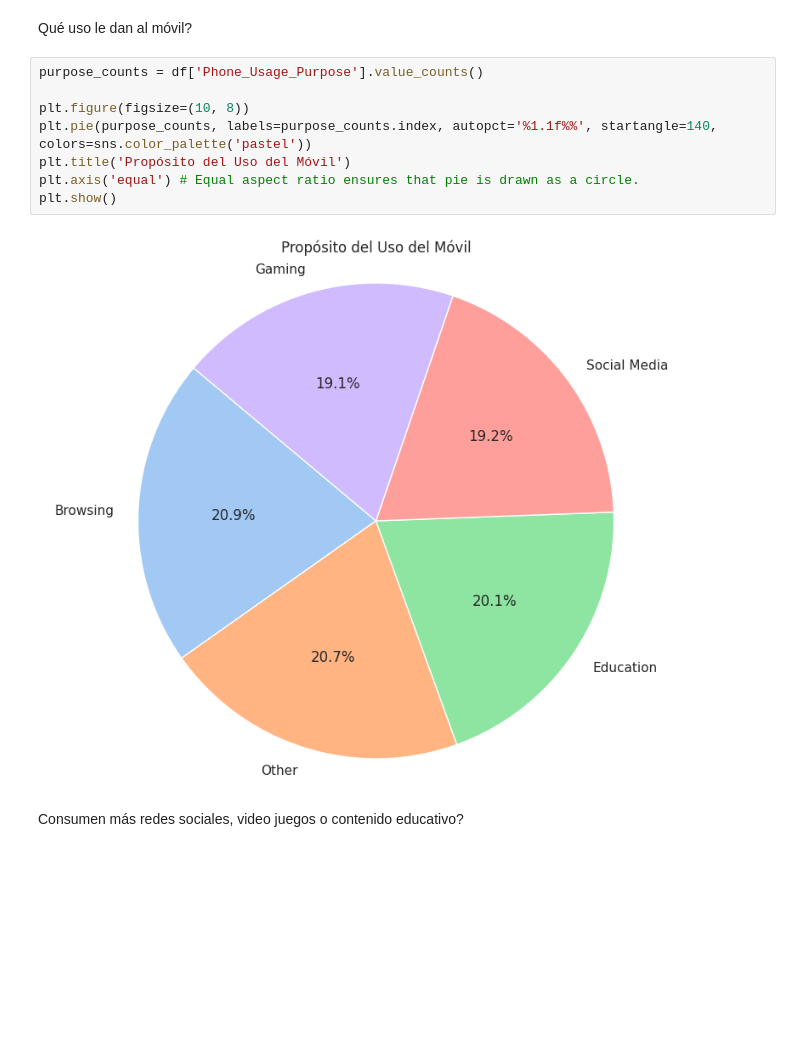
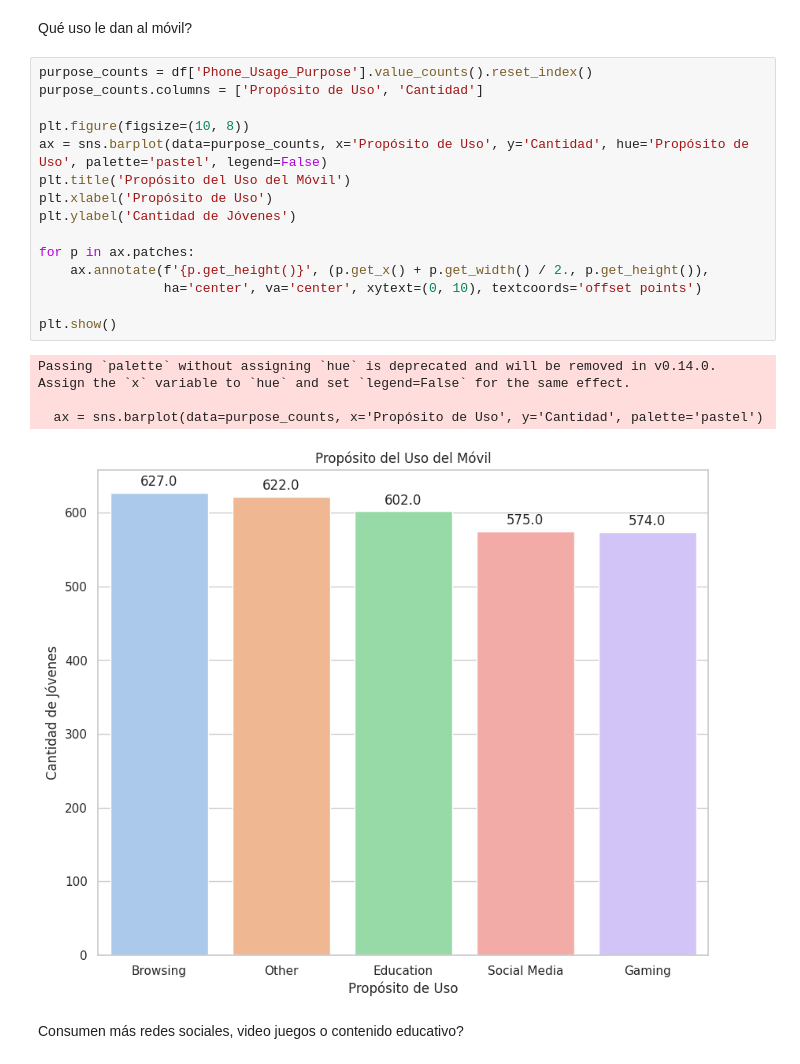
Before and after one commit to Gabi-galv/Data-science-II, a Jupyter notebook: Adicción_al_móvil.ipynb, the cells around one changed output. Cells and saved outputs as stored; diff of their text form; blank space fills up the shorter version.

```diff
--- a/Adicción_al_móvil.ipynb
+++ b/Adicción_al_móvil.ipynb
@@ -185,16 +185,26 @@ Passing `palette` without assigning `hue` is deprecated and will be removed in v
 [figure]
 # %% [markdown]
 Qué uso le dan al móvil?
-# %%
-purpose_counts = df['Phone_Usage_Purpose'].value_counts()
-
-plt.figure(figsize=(10, 8))
-plt.pie(purpose_counts, labels=purpose_counts.index, autopct='%1.1f%%', startangle=140, colors=sns.color_palette('pastel'))
-plt.title('Propósito del Uso del Móvil')
-plt.axis('equal') # Equal aspect ratio ensures that pie is drawn as a circle.
-plt.show()
-# %% [output]
-[figure, removed]
+# %%
+purpose_counts = df['Phone_Usage_Purpose'].value_counts().reset_index()
+purpose_counts.columns = ['Propósito de Uso', 'Cantidad']
+
+plt.figure(figsize=(10, 8))
+ax = sns.barplot(data=purpose_counts, x='Propósito de Uso', y='Cantidad', hue='Propósito de Uso', palette='pastel', legend=False)
+plt.title('Propósito del Uso del Móvil')
+plt.xlabel('Propósito de Uso')
+plt.ylabel('Cantidad de Jóvenes')
+
+for p in ax.patches:
+    ax.annotate(f'{p.get_height()}', (p.get_x() + p.get_width() / 2., p.get_height()),
+                ha='center', va='center', xytext=(0, 10), textcoords='offset points')
+
+plt.show()
+# %% [output]
+Passing `palette` without assigning `hue` is deprecated and will be removed in v0.14.0. Assign the `x` variable to `hue` and set `legend=False` for the same effect.
+
+  ax = sns.barplot(data=purpose_counts, x='Propósito de Uso', y='Cantidad', palette='pastel')
+[figure, added]
 # %% [markdown]
 Consumen más redes sociales, video juegos o contenido educativo?
 # %%
```
Also changed, not shown: parts of 3 cells of this notebook.
